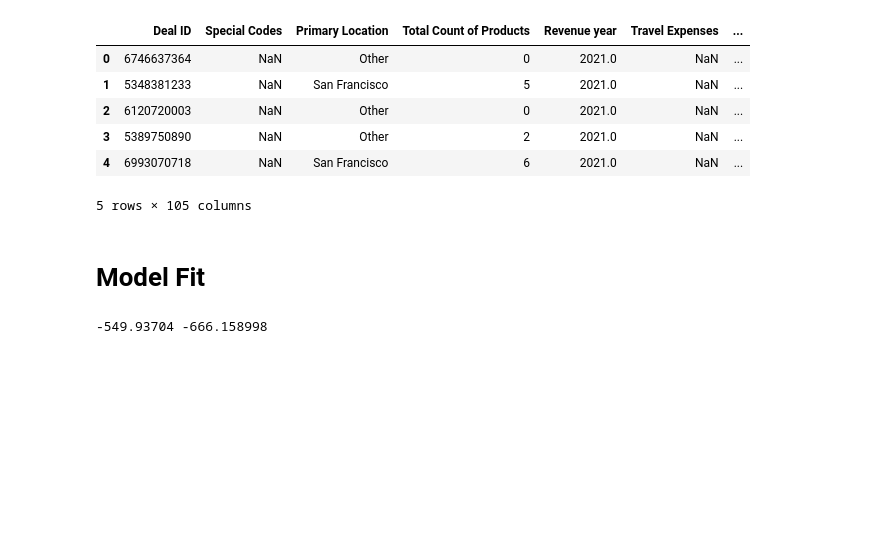
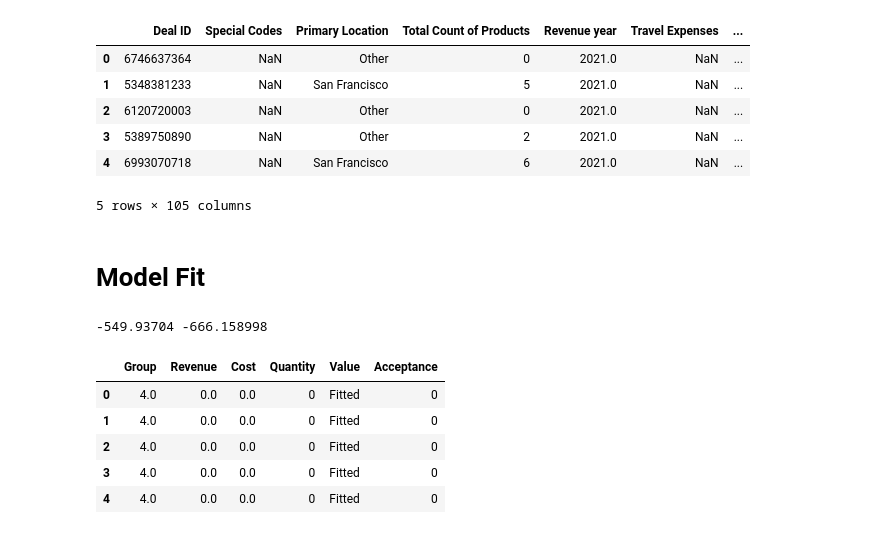
Before and after one commit to wanxii/nonlinear-pricing, a Jupyter notebook: model_fit.ipynb, the cells around one changed output. Cells and saved outputs as stored; diff of their text form; code cells hidden in the pictures; blank space fills up the shorter version.

```diff
--- a/model_fit.ipynb
+++ b/model_fit.ipynb
@@ -69,9 +67,14 @@ opt_data['Group'] = groups
 # %%
 currentQ = [0,9,10,19,20,49,50,99,100,500]
 currentP = [2900, 2900, 2700, 2700, 2500, 2500, 2400, 2400, 2300, 2300]
 currentY = currentP * np.array(currentQ)
-pi_ref, pis_ref, qs_ref, q1_ref, tc_ref, vc_ref, cw_ref, rv = Profit(Y=currentY, Q=currentQ,
-                                                                 cmat=cmat, cost=cost,
-                                                                 continuity=False,
-                                                                 group=group)
+df = Profit(Y=currentY, Q=currentQ, cmat=cmat, cost=cost, continuity=False, group=group)[-1]
+df.head()
+# %% [output]
+|  | Group | Revenue | Cost | Quantity | Value | Acceptance |
+| 0 | 4.0 | 0.0 | 0.0 | 0 | Fitted | 0 |
+| 1 | 4.0 | 0.0 | 0.0 | 0 | Fitted | 0 |
+| 2 | 4.0 | 0.0 | 0.0 | 0 | Fitted | 0 |
+| 3 | 4.0 | 0.0 | 0.0 | 0 | Fitted | 0 |
+| 4 | 4.0 | 0.0 | 0.0 | 0 | Fitted | 0 |
 # %%
```
Also changed, not shown: parts of 6 cells of this notebook.
